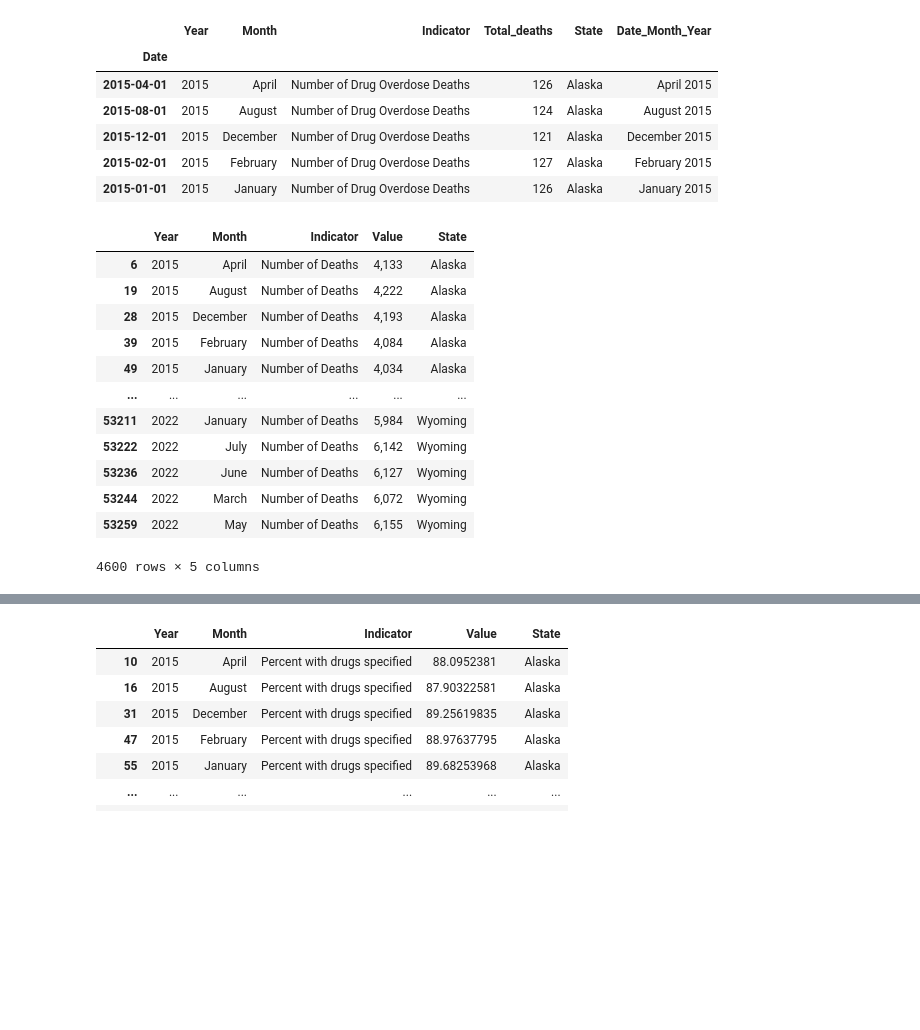
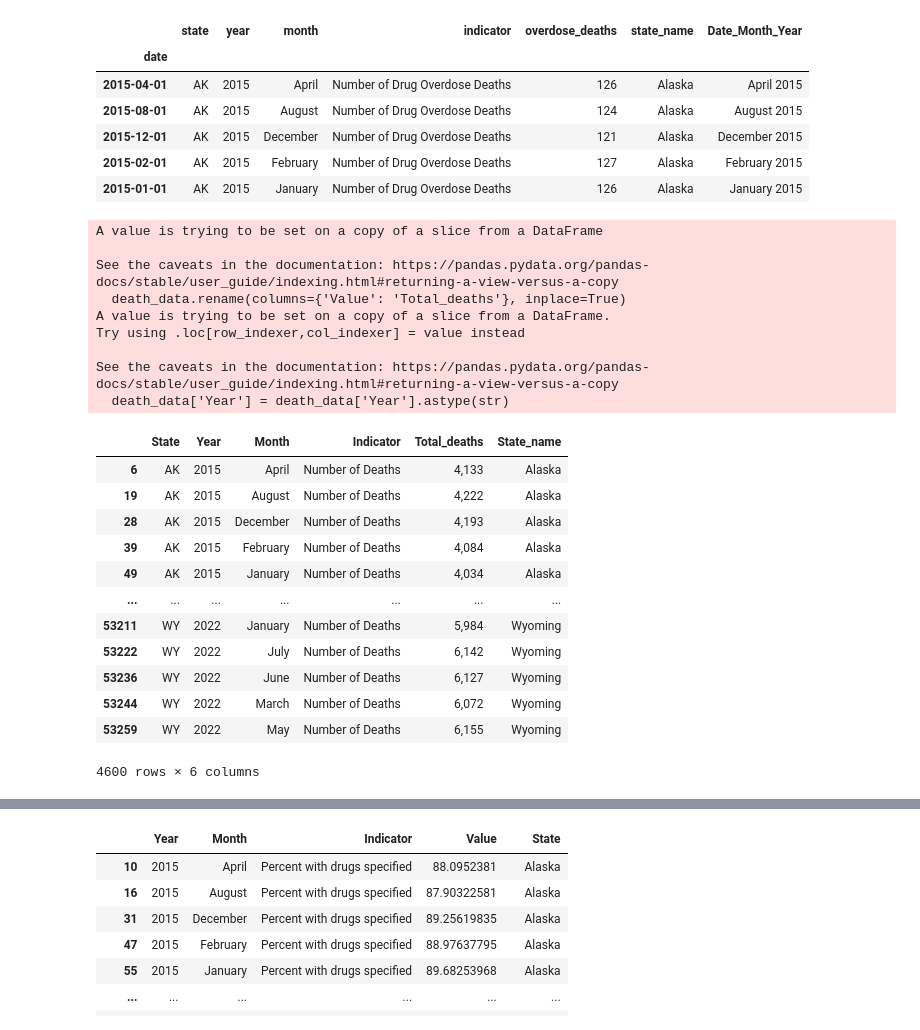
Before and after one commit to basse058/Project-3-Overdose, a Jupyter notebook: Resources/Death and OD Death/overdose_data_cody.ipynb, the cells around one changed output, grey strips where cells are left out. Cells and saved outputs as stored; diff of their text form; code cells hidden in the pictures; blank space fills up the shorter version.

```diff
--- a/overdose_data_cody.ipynb
+++ b/Resources/Death and OD Death/overdose_data_cody.ipynb
@@ -7,11 +7,11 @@ import matplotlib.pyplot as plt
 %matplotlib inline
 import seaborn as sns
 # %%
-data = "Resources/VSRR_Provisional_Drug_Overdose_Death_Counts.csv"
+data = "VSRR_Provisional_Drug_Overdose_Death_Counts.csv"
 # %%
 #dropped erroneous columns.
 data_df = pd.read_csv(data)
-data_df = pd.DataFrame(data_df.rename(columns={"State Name":"State_name", "Data Value":"Value"}))
-data_df = data_df[["Year", "Month", "Indicator", "Value", "State_name"]]
+data_df = pd.DataFrame(data_df.rename(columns={"State Name":"state_name", "Data Value":"value", "State":"state", "Year":"year", "Month":"month", "Indicator":"indicator"}))
+data_df = data_df[["state", "year", "month", "indicator", "value", "state_name"]]
 data_df
 # %% [output]
@@ -31,6 +31,6 @@ data_df
 # %%
 #dropped non-states from dataset.
-list01 = ["New York City","District of Columbia","United States"]
-data_df = (data_df[data_df.State_name.isin(list01) == False])
+list01 = ["New York City","United States"]
+data_df = (data_df[data_df.state_name.isin(list01) == False])
 data_df
 # %% [output]
@@ -50,6 +50,6 @@ data_df
 # %%
 #Dropped missing values.
 new_df = data_df.dropna()
-new_df = pd.DataFrame(new_df.rename(columns={"State_name":"State"}))
+#new_df = pd.DataFrame(new_df.rename(columns={"State_name":"State"}))
 new_df
 # %% [output]
@@ -151,13 +151,13 @@ See the caveats in the documentation: https://pandas.pydata.org/pandas-docs/stab
 # %%
-date_indexed_opioid_data = od_death_data.set_index('Date')
+date_indexed_opioid_data = od_death_data.set_index('date')
 # Taking a look
 date_indexed_opioid_data.head()
 # %% [output]
-|  | Year | Month | Indicator | Total_deaths | State | Date_Month_Year |
-| Date |  |  |  |  |  |  |
-| 2015-04-01 | 2015 | April | Number of Drug Overdose Deaths | 126 | Alaska | April 2015 |
-| 2015-08-01 | 2015 | August | Number of Drug Overdose Deaths | 124 | Alaska | August 2015 |
-| 2015-12-01 | 2015 | December | Number of Drug Overdose Deaths | 121 | Alaska | December 2015 |
-| 2015-02-01 | 2015 | February | Number of Drug Overdose Deaths | 127 | Alaska | February 2015 |
-| 2015-01-01 | 2015 | January | Number of Drug Overdose Deaths | 126 | Alaska | January 2015 |
+|  | state | year | month | indicator | overdose_deaths | state_name | Date_Month_Year |
+| date |  |  |  |  |  |  |  |
+| 2015-04-01 | AK | 2015 | April | Number of Drug Overdose Deaths | 126 | Alaska | April 2015 |
+| 2015-08-01 | AK | 2015 | August | Number of Drug Overdose Deaths | 124 | Alaska | August 2015 |
+| 2015-12-01 | AK | 2015 | December | Number of Drug Overdose Deaths | 121 | Alaska | December 2015 |
+| 2015-02-01 | AK | 2015 | February | Number of Drug Overdose Deaths | 127 | Alaska | February 2015 |
+| 2015-01-01 | AK | 2015 | January | Number of Drug Overdose Deaths | 126 | Alaska | January 2015 |
 # %%
@@ -166,18 +166,29 @@ date_indexed_opioid_data.to_csv('Resources/od_index_data_df.csv', index=False)
 # %%
 #
 death_data = new_df.loc[new_df['Indicator'] == 'Number of Deaths']
+death_data.rename(columns={'Value': 'Total_deaths'}, inplace=True)
+death_data['Year'] = death_data['Year'].astype(str)
 death_data
 # %% [output]
+A value is trying to be set on a copy of a slice from a DataFrame
+
+See the caveats in the documentation: https://pandas.pydata.org/pandas-docs/stable/user_guide/indexing.html#returning-a-view-versus-a-copy
+  death_data.rename(columns={'Value': 'Total_deaths'}, inplace=True)
+A value is trying to be set on a copy of a slice from a DataFrame.
+Try using .loc[row_indexer,col_indexer] = value instead
+
+See the caveats in the documentation: https://pandas.pydata.org/pandas-docs/stable/user_guide/indexing.html#returning-a-view-versus-a-copy
+  death_data['Year'] = death_data['Year'].astype(str)
-|  | Year | Month | Indicator | Value | State |
-| 6 | 2015 | April | Number of Deaths | 4,133 | Alaska |
-| 19 | 2015 | August | Number of Deaths | 4,222 | Alaska |
-| 28 | 2015 | December | Number of Deaths | 4,193 | Alaska |
-| 39 | 2015 | February | Number of Deaths | 4,084 | Alaska |
-| 49 | 2015 | January | Number of Deaths | 4,034 | Alaska |
-| ... | ... | ... | ... | ... | ... |
-| 53211 | 2022 | January | Number of Deaths | 5,984 | Wyoming |
-| 53222 | 2022 | July | Number of Deaths | 6,142 | Wyoming |
-| 53236 | 2022 | June | Number of Deaths | 6,127 | Wyoming |
-| 53244 | 2022 | March | Number of Deaths | 6,072 | Wyoming |
-| 53259 | 2022 | May | Number of Deaths | 6,155 | Wyoming |
+|  | State | Year | Month | Indicator | Total_deaths | State_name |
+| 6 | AK | 2015 | April | Number of Deaths | 4,133 | Alaska |
+| 19 | AK | 2015 | August | Number of Deaths | 4,222 | Alaska |
+| 28 | AK | 2015 | December | Number of Deaths | 4,193 | Alaska |
+| 39 | AK | 2015 | February | Number of Deaths | 4,084 | Alaska |
+| 49 | AK | 2015 | January | Number of Deaths | 4,034 | Alaska |
+| ... | ... | ... | ... | ... | ... | ... |
+| 53211 | WY | 2022 | January | Number of Deaths | 5,984 | Wyoming |
+| 53222 | WY | 2022 | July | Number of Deaths | 6,142 | Wyoming |
+| 53236 | WY | 2022 | June | Number of Deaths | 6,127 | Wyoming |
+| 53244 | WY | 2022 | March | Number of Deaths | 6,072 | Wyoming |
+| 53259 | WY | 2022 | May | Number of Deaths | 6,155 | Wyoming |
-4600 rows × 5 columns
+4600 rows × 6 columns
```
Also changed, not shown: parts of 11 cells of this notebook, 17 other files.
